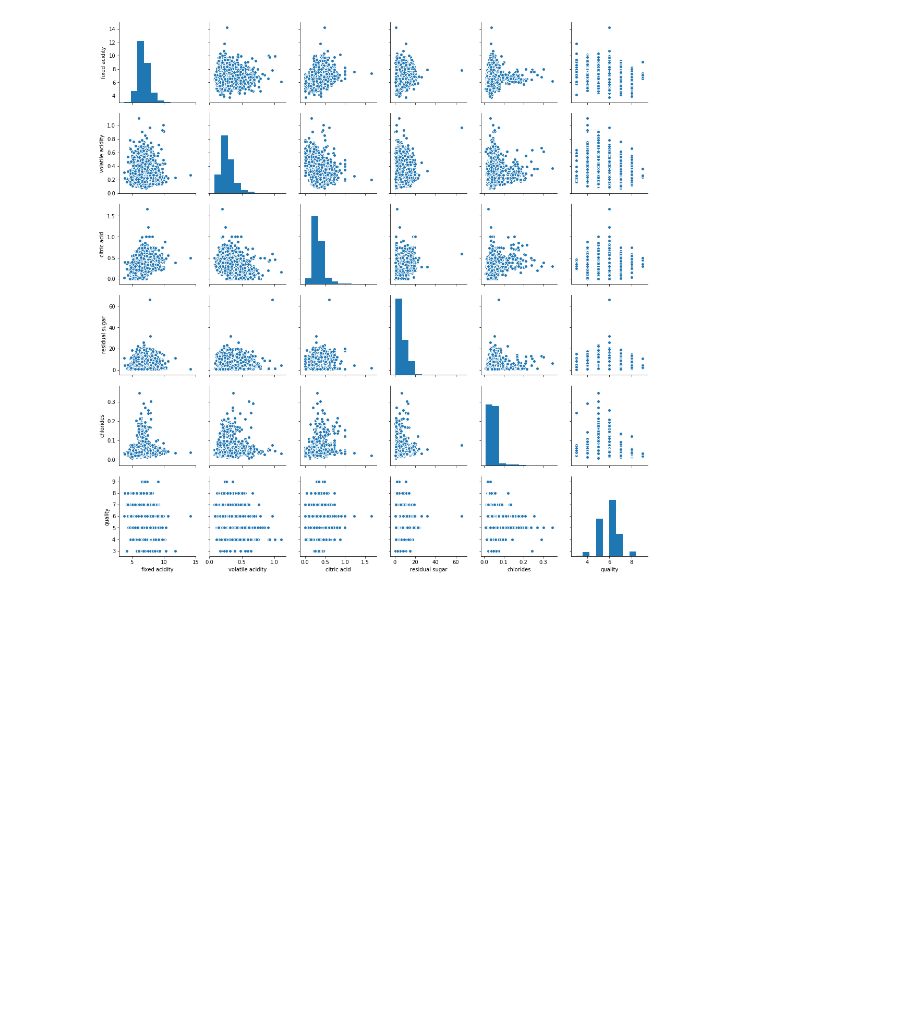
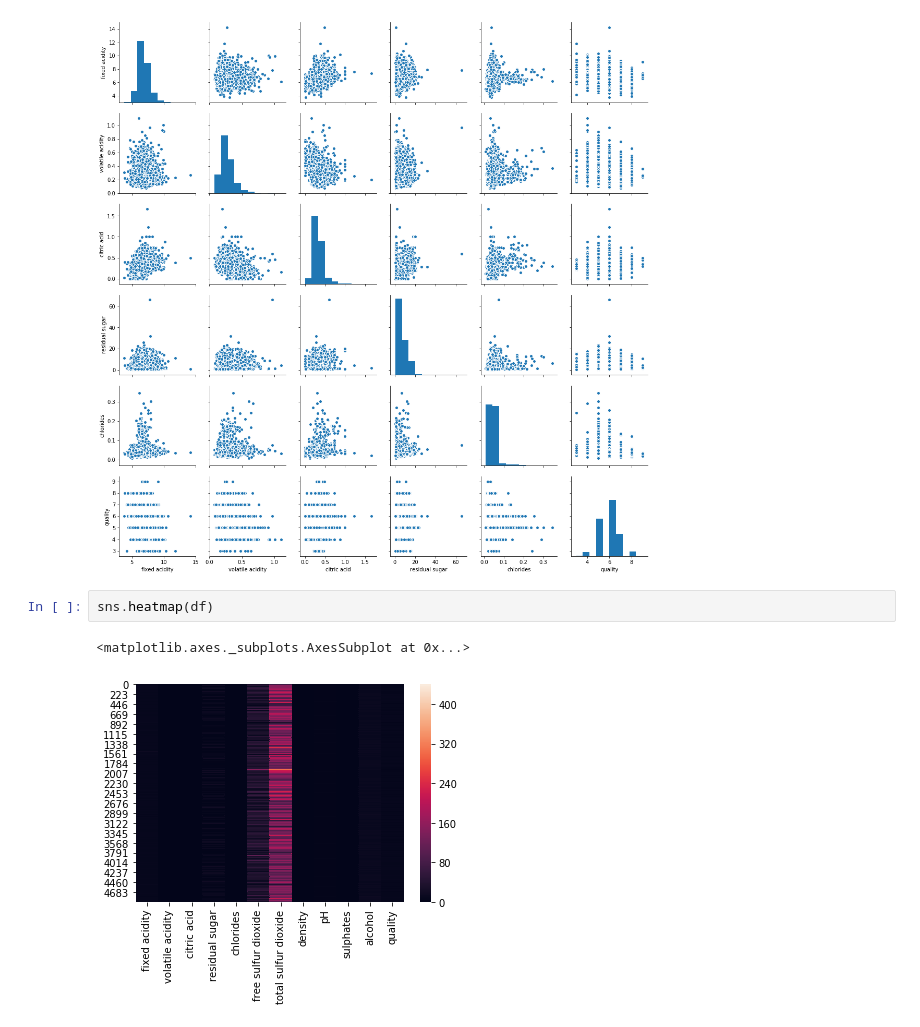
Before and after one commit to rosswilliaminnes/wine, a Jupyter notebook: random forest example.ipynb, the cells around one changed output. Cells and saved outputs as stored; diff of their text form; blank space fills up the shorter version.

```diff
--- a/random forest example.ipynb
+++ b/random forest example.ipynb
@@ -75,3 +75,8 @@ sns.pairplot(df.loc[:,['fixed acidity',
 # %% [output]
 <seaborn.axisgrid.PairGrid at 0x...>
 [figure]
+# %%
+sns.heatmap(df)
+# %% [output]
+<matplotlib.axes._subplots.AxesSubplot at 0x...>
+[figure, added]
```
Also changed, not shown: parts of 10 cells of this notebook.
